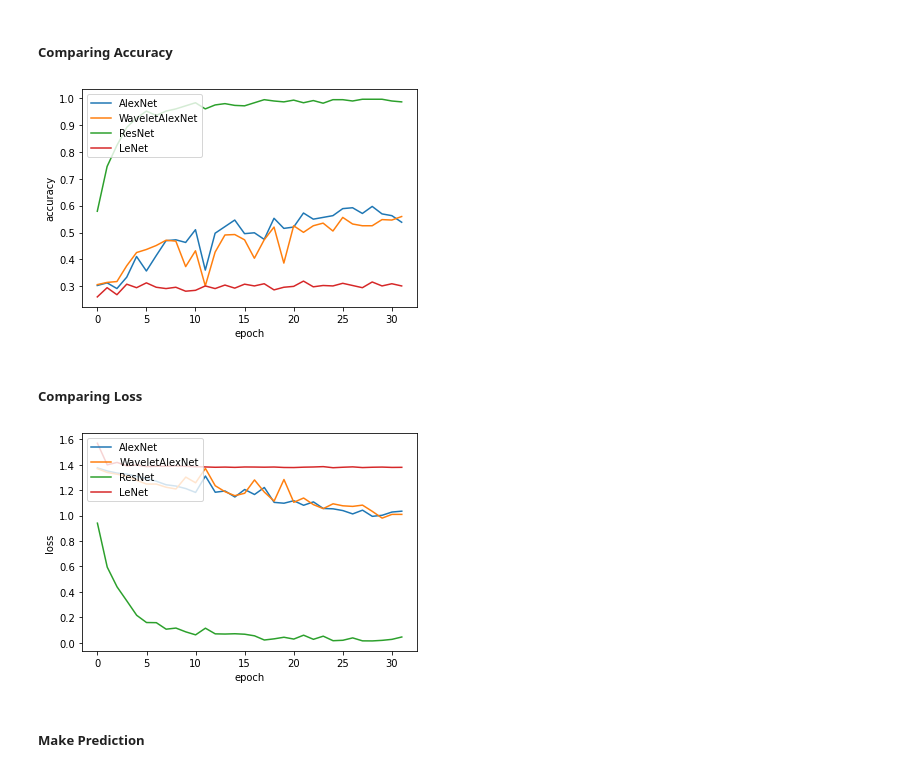
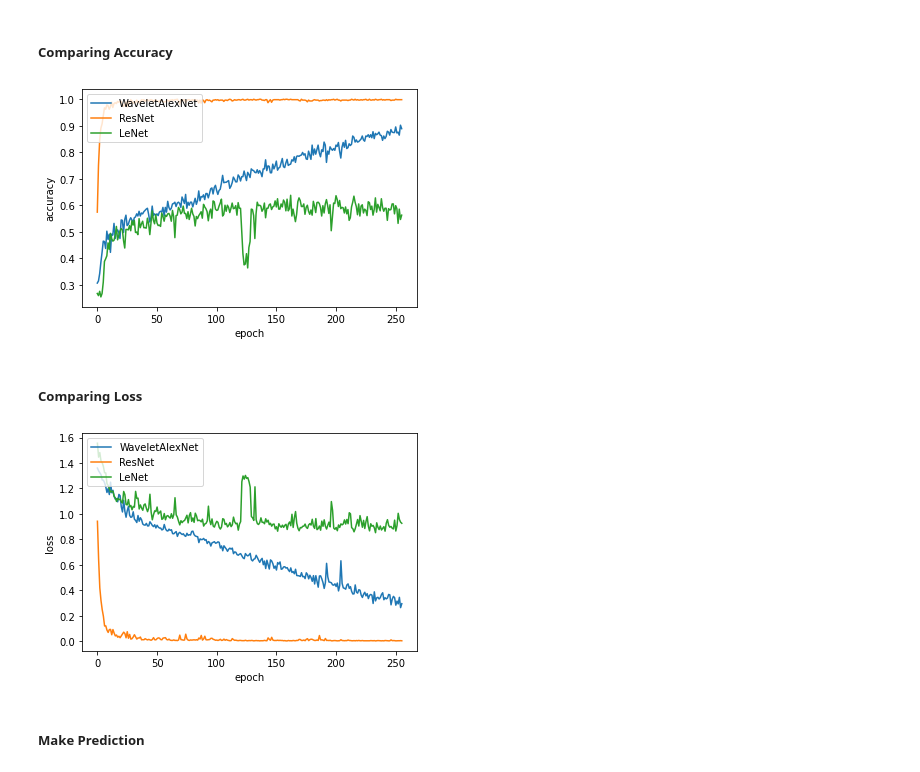
Before and after one commit to haoxiang-xu/ChestCancerDetectionCNN, a Jupyter notebook: CNN.ipynb, the cells around one changed output. Saved outputs shown, nothing was run; the diff lists cells and outputs as text; code cells hidden in the pictures.

```diff
--- a/CNN.ipynb
+++ b/CNN.ipynb
@@ -304,5 +305,5 @@ None
 # %% [markdown]
 ##### Training Modes
 # %%
-leNet.fit(train_data, validation_data, 32)
+leNet.fit(train_data, validation_data, 256)
 # %% [output]
@@ -326,3 +327,3 @@ Epoch 32: saving model to savedModel\LeNet.ckpt
 # %%
-resNet.fit(train_data, validation_data, 32)
+resNet.fit(train_data, validation_data, 256)
 # %% [output]
@@ -346,3 +347,3 @@ Epoch 32: saving model to savedModel\CNNModel.ckpt
 # %%
-waveletAlexNet.fit(train_data, validation_data, 32)
+waveletAlexNet.fit(train_data, validation_data, 256)
 # %% [output]
@@ -386,15 +367,15 @@ Epoch 32: saving model to savedModel\AlexNet.ckpt
 # %% [markdown]
 ##### Comparing Accuracy
 # %%
-CNNModel.compareAccuracy([alexNet,waveletAlexNet,resNet,leNet])
+CNNModel.compareAccuracy([waveletAlexNet,resNet,leNet])
 # %% [output]
-[figure, old version]
+[figure, new version]
 # %% [markdown]
 ##### Comparing Loss
 # %%
-CNNModel.compareLoss([alexNet,waveletAlexNet,resNet,leNet])
+CNNModel.compareLoss([waveletAlexNet,resNet,leNet])
 # %% [output]
-[figure, old version]
+[figure, new version]
 # %% [markdown]
 ##### Make Prediction
 # %%
```
Also changed, not shown: parts of 15 cells of this notebook, 3 other files.
